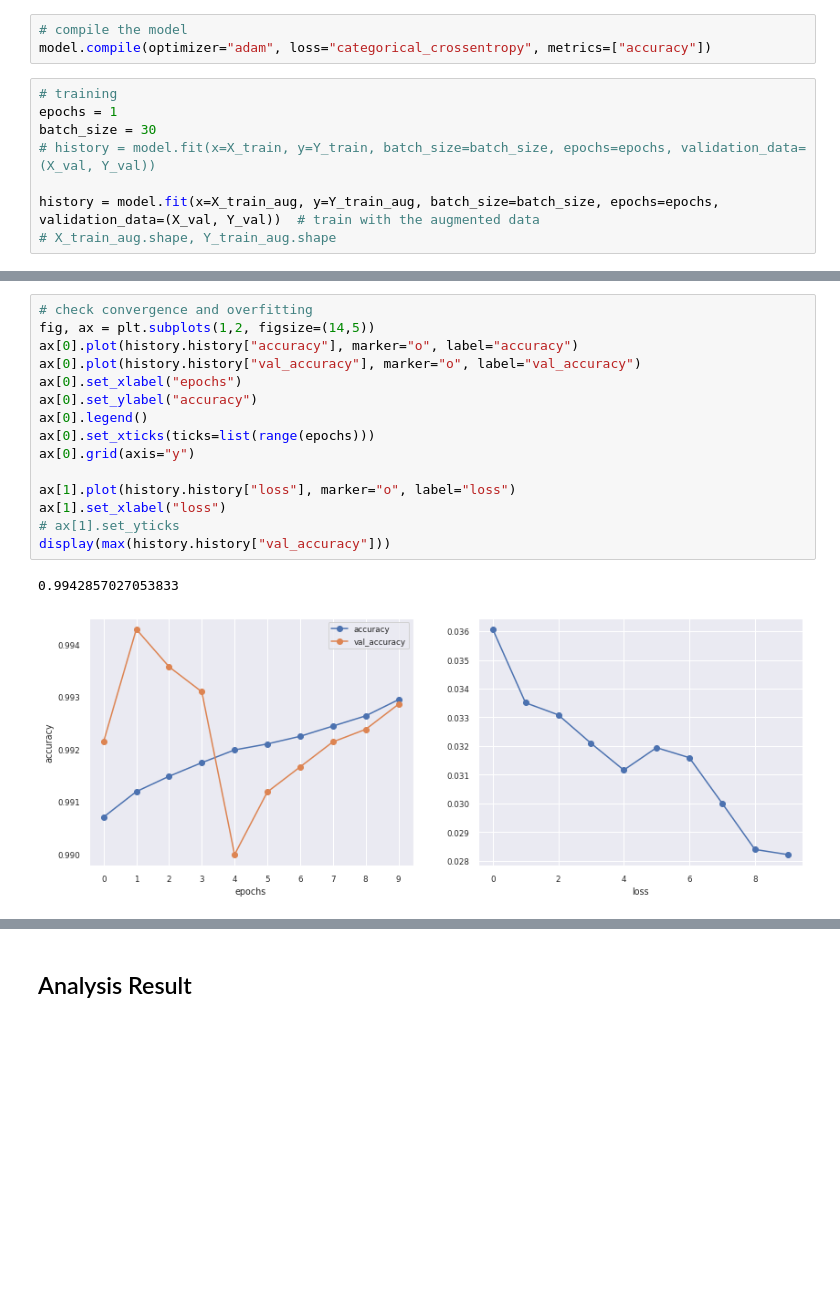
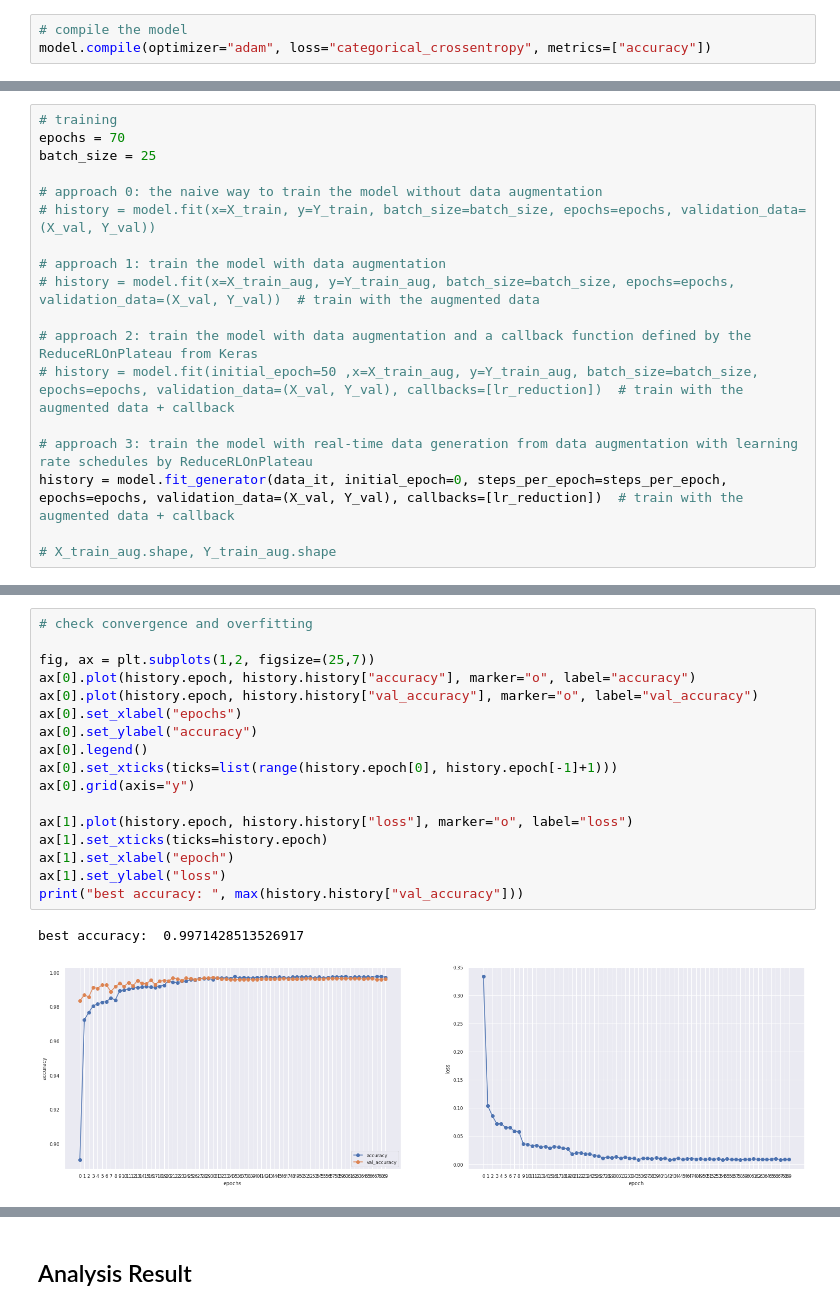
Before and after one commit to Jameschen7/Digit_Recognition, a Jupyter notebook: Digit_classification.ipynb, the cells around one changed output, grey strips where cells are left out. Cells and saved outputs as stored; diff of their text form; blank space fills up the shorter version.

```diff
--- a/Digit_classification.ipynb
+++ b/Digit_classification.ipynb
@@ -259,11 +305,3 @@ model.add(Dense(10,  activation="softmax", use_bias=False))
 # %%
 # compile the model
 model.compile(optimizer="adam", loss="categorical_crossentropy", metrics=["accuracy"])
-# %%
-# training
-epochs = 1
-batch_size = 30
-# history = model.fit(x=X_train, y=Y_train, batch_size=batch_size, epochs=epochs, validation_data=(X_val, Y_val))
-
-history = model.fit(x=X_train_aug, y=Y_train_aug, batch_size=batch_size, epochs=epochs, validation_data=(X_val, Y_val))  # train with the augmented data
-# X_train_aug.shape, Y_train_aug.shape
@@ -273,0 +308,18 @@ Epoch 1/1
+# %%
+# training
+epochs = 70
+batch_size = 25
+
+# approach 0: the naive way to train the model without data augmentation
+# history = model.fit(x=X_train, y=Y_train, batch_size=batch_size, epochs=epochs, validation_data=(X_val, Y_val))
+
+# approach 1: train the model with data augmentation
+# history = model.fit(x=X_train_aug, y=Y_train_aug, batch_size=batch_size, epochs=epochs, validation_data=(X_val, Y_val))  # train with the augmented data
+
+# approach 2: train the model with data augmentation and a callback function defined by the ReduceRLOnPlateau from Keras
+# history = model.fit(initial_epoch=50 ,x=X_train_aug, y=Y_train_aug, batch_size=batch_size, epochs=epochs, validation_data=(X_val, Y_val), callbacks=[lr_reduction])  # train with the augmented data + callback
+
+# approach 3: train the model with real-time data generation from data augmentation with learning rate schedules by ReduceRLOnPlateau
+history = model.fit_generator(data_it, initial_epoch=0, steps_per_epoch=steps_per_epoch, epochs=epochs, validation_data=(X_val, Y_val), callbacks=[lr_reduction])  # train with the augmented data + callback
+
+# X_train_aug.shape, Y_train_aug.shape
@@ -274,19 +344,21 @@ Epoch 1/1
 # %%
 # check convergence and overfitting
-fig, ax = plt.subplots(1,2, figsize=(14,5))
-ax[0].plot(history.history["accuracy"], marker="o", label="accuracy")
-ax[0].plot(history.history["val_accuracy"], marker="o", label="val_accuracy")
+
+fig, ax = plt.subplots(1,2, figsize=(25,7))
+ax[0].plot(history.epoch, history.history["accuracy"], marker="o", label="accuracy")
+ax[0].plot(history.epoch, history.history["val_accuracy"], marker="o", label="val_accuracy")
 ax[0].set_xlabel("epochs")
 ax[0].set_ylabel("accuracy")
 ax[0].legend()
-ax[0].set_xticks(ticks=list(range(epochs)))
+ax[0].set_xticks(ticks=list(range(history.epoch[0], history.epoch[-1]+1)))
 ax[0].grid(axis="y")
 
-ax[1].plot(history.history["loss"], marker="o", label="loss")
-ax[1].set_xlabel("loss")
-# ax[1].set_yticks
-display(max(history.history["val_accuracy"]))
+ax[1].plot(history.epoch, history.history["loss"], marker="o", label="loss")
+ax[1].set_xticks(ticks=history.epoch)
+ax[1].set_xlabel("epoch")
+ax[1].set_ylabel("loss")
+print("best accuracy: ", max(history.history["val_accuracy"]))
 # %% [output]
-0.9942857027053833
+best accuracy:  0.9971428513526917
-[figure, old version]
+[figure, new version]
 # %% [markdown]
```
Also changed, not shown: parts of 34 cells of this notebook.
